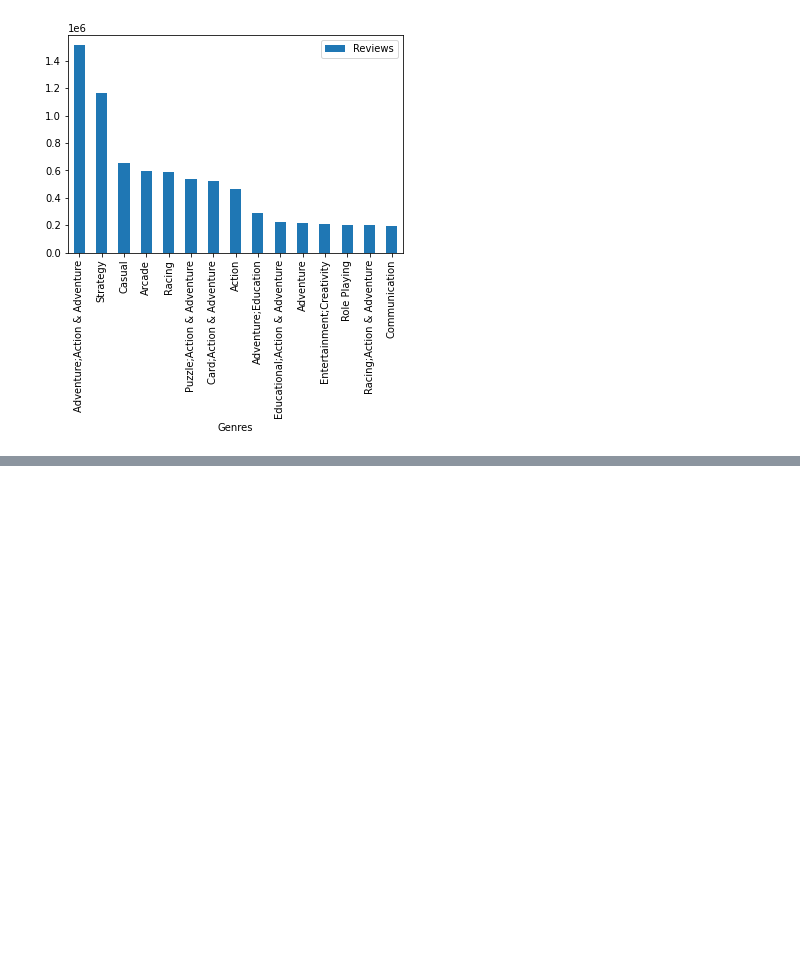
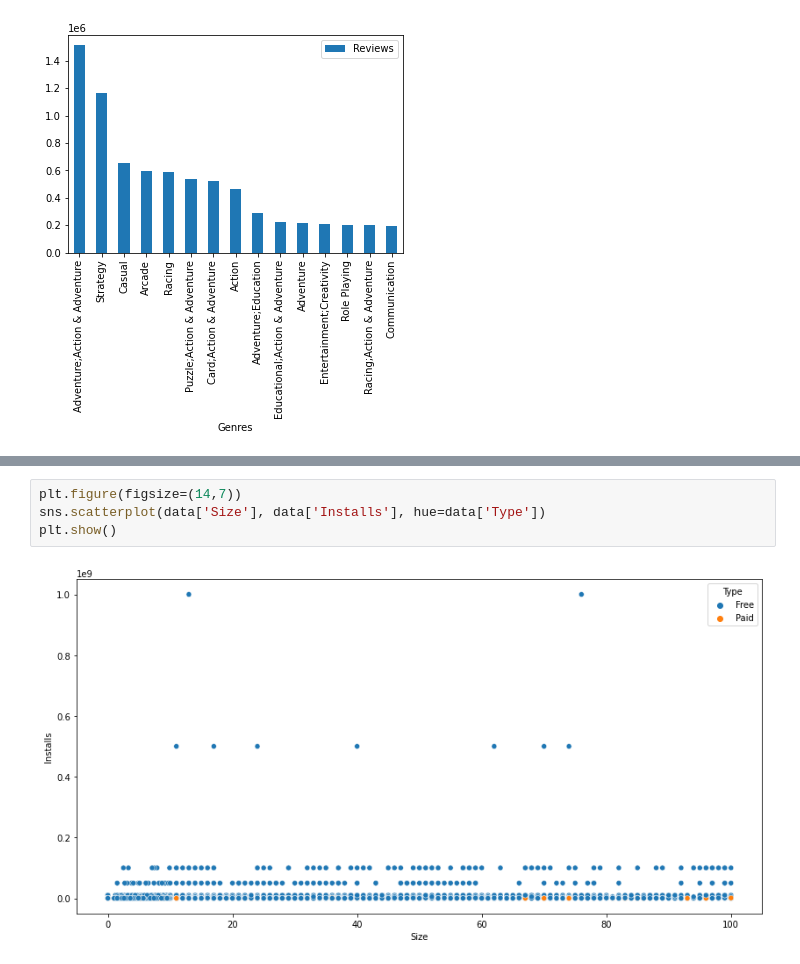
Before and after one commit to anasabbad/Play-Store-App-Review-Analysis--EDA-Capstone, a Jupyter notebook: Play_Store_App_Review_Analysis_Capstone_Project.ipynb, the cells around one changed output, grey strips where cells are left out. Drawn from its saved outputs; the diff is of its cells as text; blank space fills up the shorter version.

```diff
--- a/Play_Store_App_Review_Analysis_Capstone_Project.ipynb
+++ b/Play_Store_App_Review_Analysis_Capstone_Project.ipynb
@@ -580,0 +625,6 @@ sns.displot(data['Rating'],color="y")
+# %%
+plt.figure(figsize=(14,7))
+sns.scatterplot(data['Size'], data['Installs'], hue=data['Type'])
+plt.show()
+# %% [output]
+[figure, added]
```
Also changed, not shown: parts of 6 cells of this notebook.
